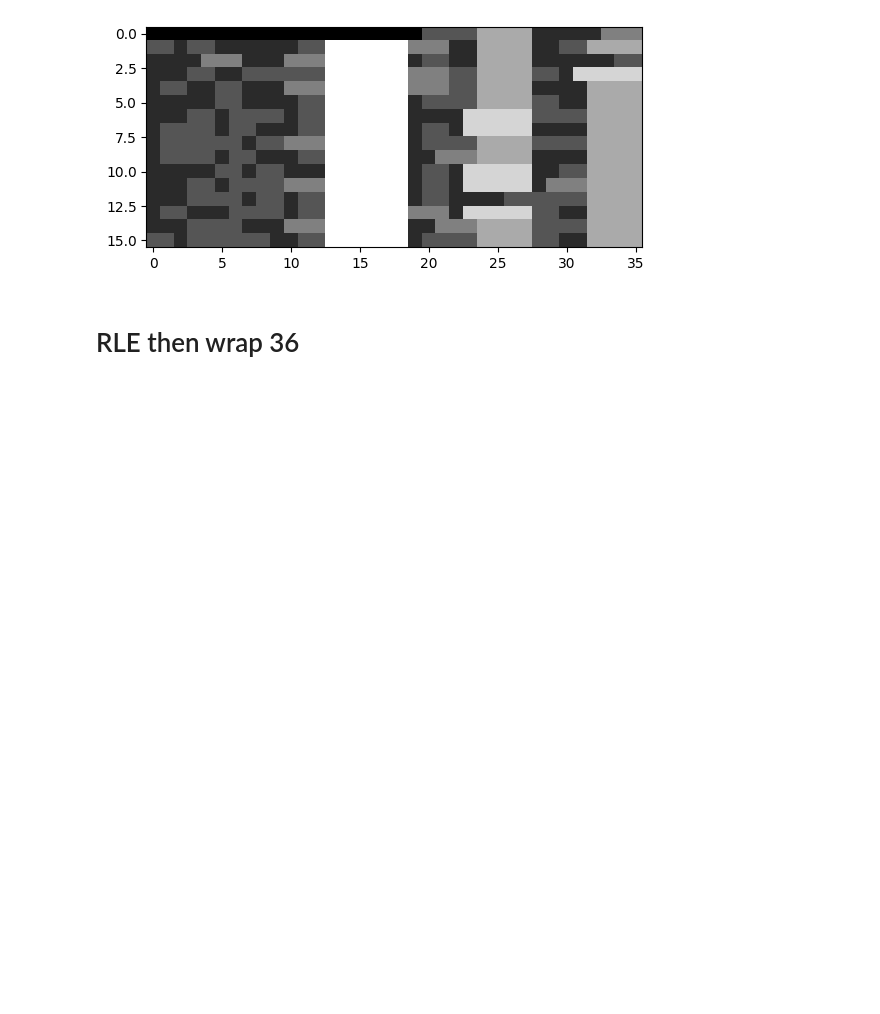
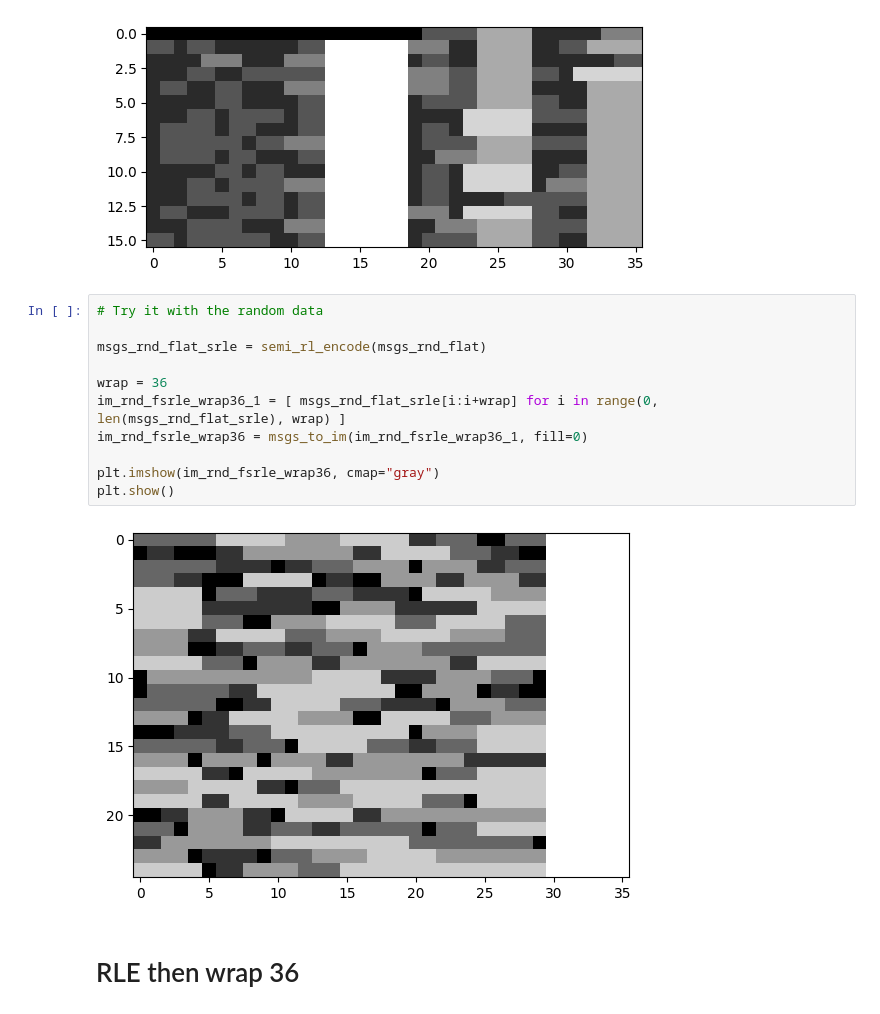
Before and after one commit to tomster12/coding, a Jupyter notebook: general/noita/cessation/test.ipynb, the cells around one changed output. Drawn from its saved outputs; the diff is of its cells as text; blank space fills up the shorter version.

```diff
--- a/general/noita/cessation/test.ipynb
+++ b/general/noita/cessation/test.ipynb
@@ -149,6 +222,19 @@ plt.imshow(im_fsrle_wrap36, cmap="gray")
 plt.show()
 # %% [output]
 [figure]
+# %%
+# Try it with the random data
+
+msgs_rnd_flat_srle = semi_rl_encode(msgs_rnd_flat)
+
+wrap = 36
+im_rnd_fsrle_wrap36_1 = [ msgs_rnd_flat_srle[i:i+wrap] for i in range(0, len(msgs_rnd_flat_srle), wrap) ]
+im_rnd_fsrle_wrap36 = msgs_to_im(im_rnd_fsrle_wrap36_1, fill=0)
+
+plt.imshow(im_rnd_fsrle_wrap36, cmap="gray")
+plt.show()
+# %% [output]
+[figure, added]
 # %% [markdown]
 # RLE then wrap 36
 # %%
```
Also changed, not shown: parts of 5 cells of this notebook.
